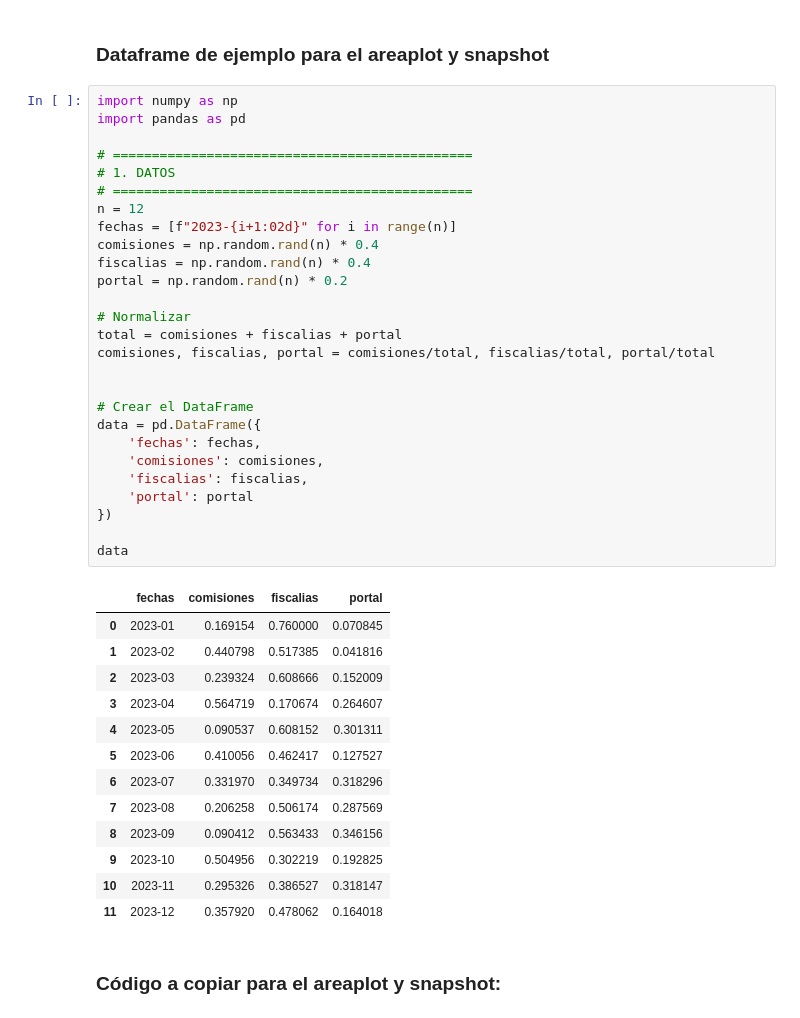
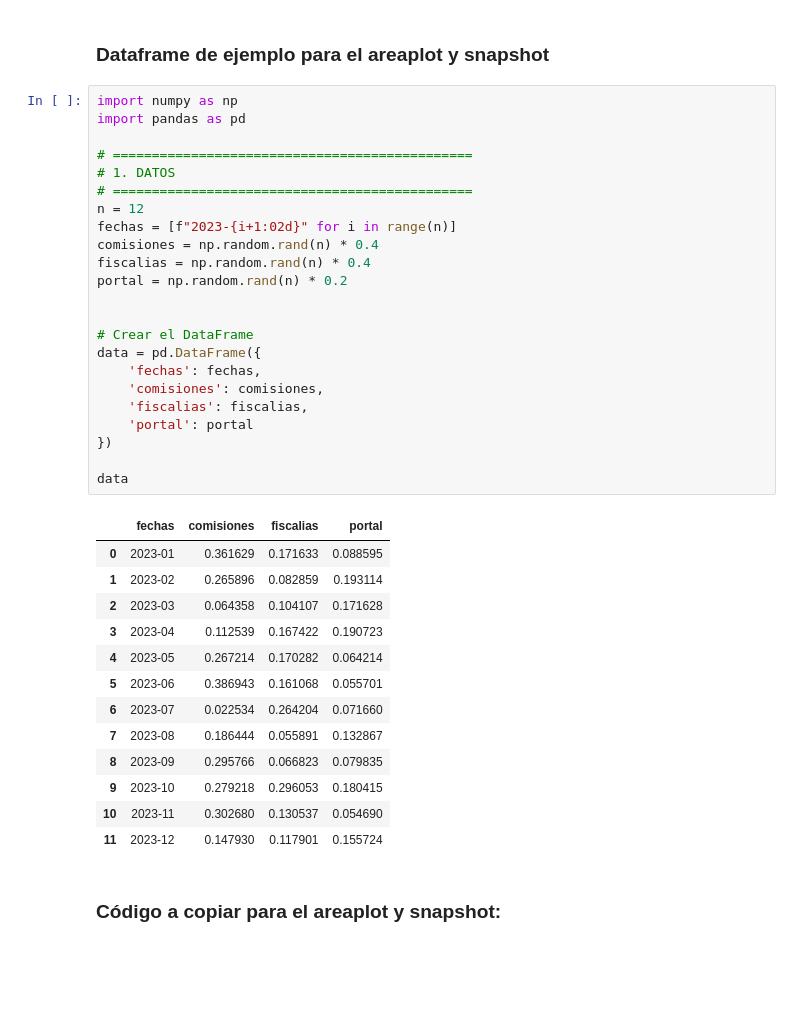
Before and after one commit to tabonitaa/graficas_gob, a Jupyter notebook: Python/snapshot/snapshot.ipynb, the cells around one changed output. Cells and saved outputs as stored; diff of their text form; blank space fills up the shorter version.

```diff
--- a/Python/snapshot/snapshot.ipynb
+++ b/Python/snapshot/snapshot.ipynb
@@ -3,44 +3,40 @@
 # %%
 import numpy as np
 import pandas as pd
 
 # ==============================================
 # 1. DATOS
 # ==============================================
 n = 12
 fechas = [f"2023-{i+1:02d}" for i in range(n)]
 comisiones = np.random.rand(n) * 0.4
 fiscalias = np.random.rand(n) * 0.4
 portal = np.random.rand(n) * 0.2
 
-# Normalizar
-total = comisiones + fiscalias + portal
-comisiones, fiscalias, portal = comisiones/total, fiscalias/total, portal/total
-
 
 # Crear el DataFrame
 data = pd.DataFrame({
     'fechas': fechas,
     'comisiones': comisiones,
     'fiscalias': fiscalias,
     'portal': portal
 })
 
 data
 # %% [output]
 |  | fechas | comisiones | fiscalias | portal |
-| 0 | 2023-01 | 0.169154 | 0.760000 | 0.070845 |
-| 1 | 2023-02 | 0.440798 | 0.517385 | 0.041816 |
-| 2 | 2023-03 | 0.239324 | 0.608666 | 0.152009 |
-| 3 | 2023-04 | 0.564719 | 0.170674 | 0.264607 |
-| 4 | 2023-05 | 0.090537 | 0.608152 | 0.301311 |
-| 5 | 2023-06 | 0.410056 | 0.462417 | 0.127527 |
-| 6 | 2023-07 | 0.331970 | 0.349734 | 0.318296 |
-| 7 | 2023-08 | 0.206258 | 0.506174 | 0.287569 |
-| 8 | 2023-09 | 0.090412 | 0.563433 | 0.346156 |
-| 9 | 2023-10 | 0.504956 | 0.302219 | 0.192825 |
-| 10 | 2023-11 | 0.295326 | 0.386527 | 0.318147 |
-| 11 | 2023-12 | 0.357920 | 0.478062 | 0.164018 |
+| 0 | 2023-01 | 0.361629 | 0.171633 | 0.088595 |
+| 1 | 2023-02 | 0.265896 | 0.082859 | 0.193114 |
+| 2 | 2023-03 | 0.064358 | 0.104107 | 0.171628 |
+| 3 | 2023-04 | 0.112539 | 0.167422 | 0.190723 |
+| 4 | 2023-05 | 0.267214 | 0.170282 | 0.064214 |
+| 5 | 2023-06 | 0.386943 | 0.161068 | 0.055701 |
+| 6 | 2023-07 | 0.022534 | 0.264204 | 0.071660 |
+| 7 | 2023-08 | 0.186444 | 0.055891 | 0.132867 |
+| 8 | 2023-09 | 0.295766 | 0.066823 | 0.079835 |
+| 9 | 2023-10 | 0.279218 | 0.296053 | 0.180415 |
+| 10 | 2023-11 | 0.302680 | 0.130537 | 0.054690 |
+| 11 | 2023-12 | 0.147930 | 0.117901 | 0.155724 |
 # %% [markdown]
 ### **Código a copiar para el areaplot y snapshot:**
 # %%
```
Also changed, not shown: parts of 1 cell of this notebook, 1 other file.
